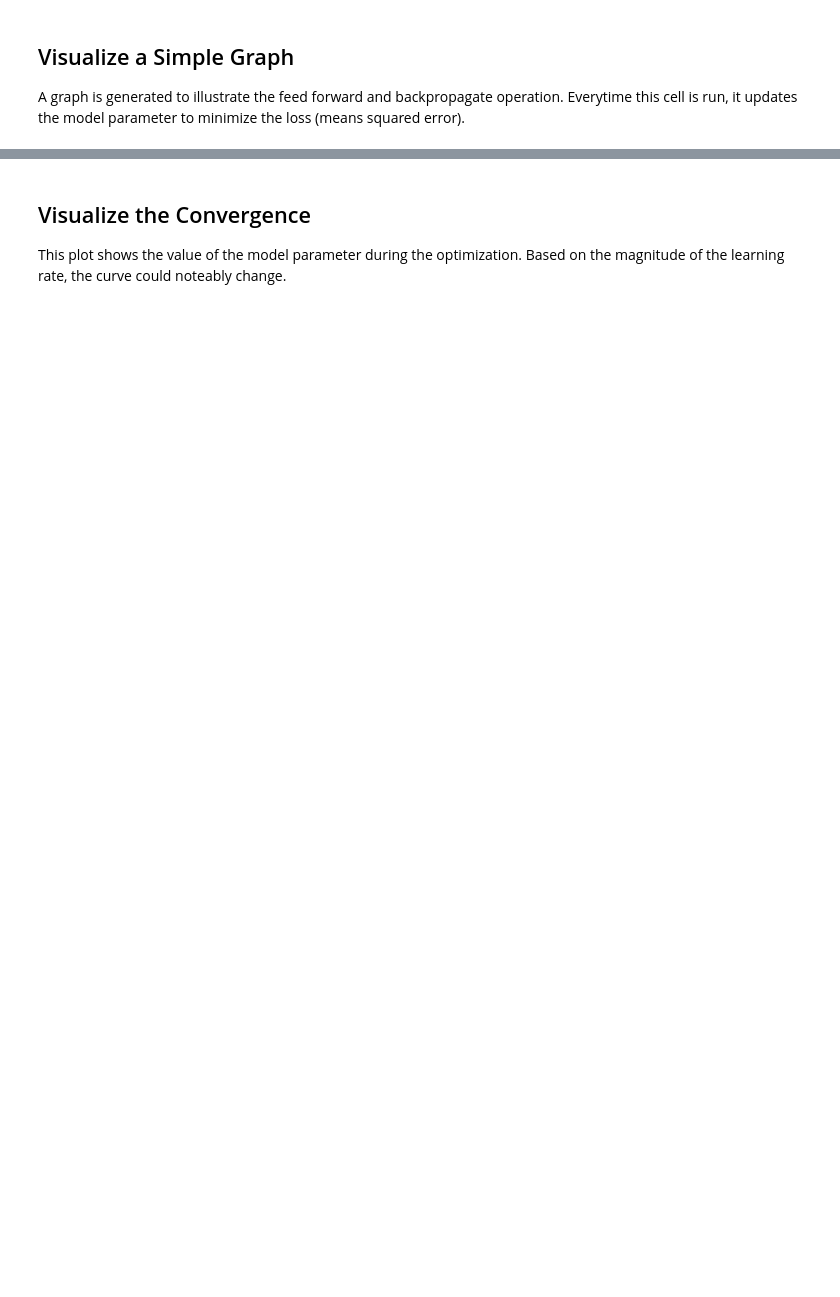
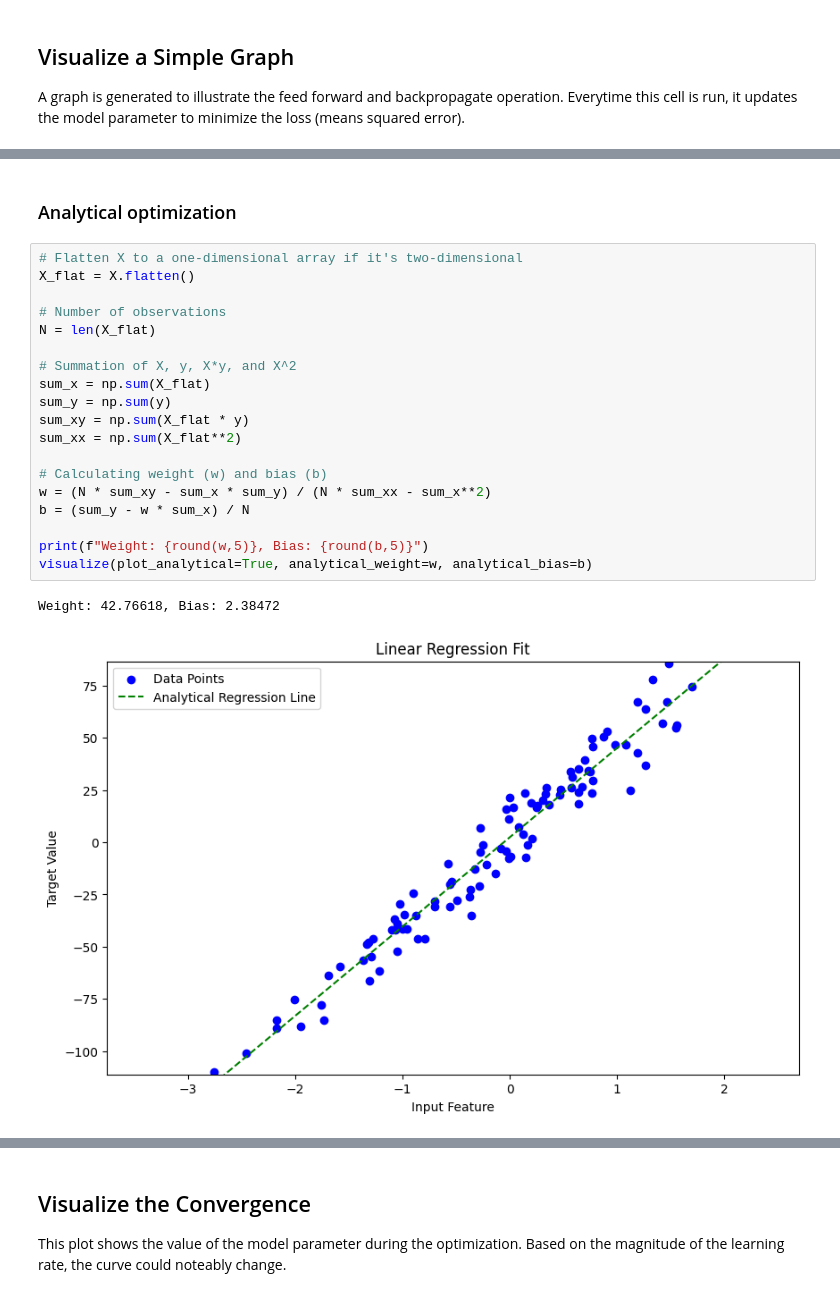
Before and after one commit to Farhad-Davaripour/Linear_regression_Core_Principles, a Jupyter notebook: demo.ipynb, the cells around one changed output, grey strips where cells are left out. Cells and saved outputs as stored; diff of their text form; blank space fills up the shorter version.

```diff
--- a/demo.ipynb
+++ b/demo.ipynb
@@ -269 +298,25 @@ draw_dot(total_loss)
+# %% [markdown]
+### Analytical optimization
+# %%
+# Flatten X to a one-dimensional array if it's two-dimensional
+X_flat = X.flatten()
+
+# Number of observations
+N = len(X_flat)
+
+# Summation of X, y, X*y, and X^2
+sum_x = np.sum(X_flat)
+sum_y = np.sum(y)
+sum_xy = np.sum(X_flat * y)
+sum_xx = np.sum(X_flat**2)
+
+# Calculating weight (w) and bias (b)
+w = (N * sum_xy - sum_x * sum_y) / (N * sum_xx - sum_x**2)
+b = (sum_y - w * sum_x) / N
+
+print(f"Weight: {round(w,5)}, Bias: {round(b,5)}")
+visualize(plot_analytical=True, analytical_weight=w, analytical_bias=b)
+# %% [output]
+Weight: 42.76618, Bias: 2.38472
+[figure, added]
 # %% [markdown]
```
Also changed, not shown: parts of 12 cells of this notebook.
